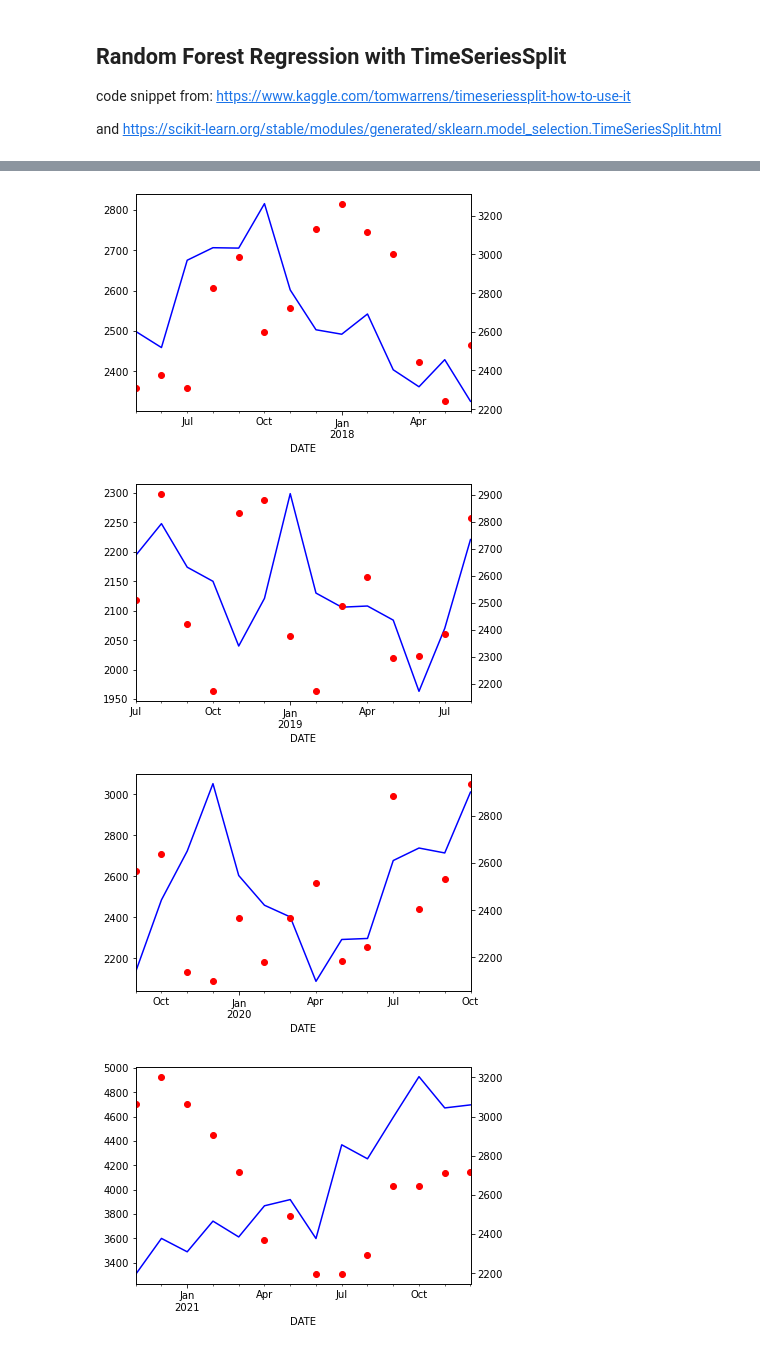
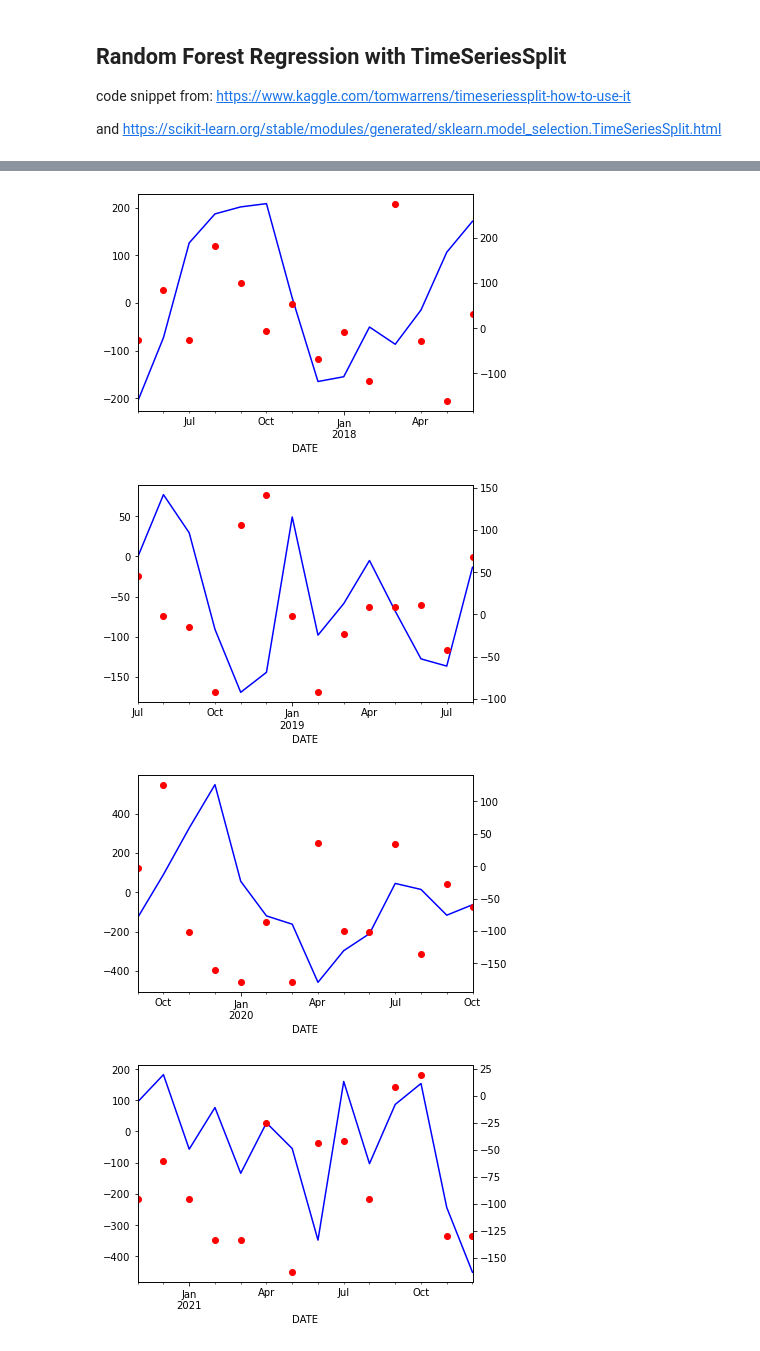
Before and after one commit to Soo-Im/PalmOil, a Jupyter notebook: ENSO-Palm_Prediction.ipynb, the cells around one changed output, grey strips where cells are left out. Drawn from its saved outputs; the diff is of its cells as text; code cells hidden in the pictures.

```diff
--- a/ENSO-Palm_Prediction.ipynb
+++ b/ENSO-Palm_Prediction.ipynb
@@ -484,7 +503,7 @@ from sklearn.metrics import r2_score
 tscv = TimeSeriesSplit(n_splits=8)
 # %%
 X = data['nino-1']
-y = data['종가']
+y = data['종가resd']
 # %%
 from sklearn.ensemble import RandomForestRegressor
 # %%
@@ -505,6 +524,6 @@ for train_index, test_index in tscv.split(X):
     result_df.rename(columns = {0: 'predict'}, inplace = True)
 
     plt.figure()
-    result_df.종가.plot(style = 'b-')
+    result_df.종가resd.plot(style = 'b-')
     result_df.predict.plot(secondary_y = True, style = 'ro')
 # %% [output]
@@ -523,4 +542,4 @@ for train_index, test_index in tscv.split(X):
-[figure, old version]
+[figure, new version]
-[figure, old version]
+[figure, new version]
-[figure, old version]
+[figure, new version]
-[figure, old version]
+[figure, new version]
```
Also changed, not shown: parts of 8 cells of this notebook.
